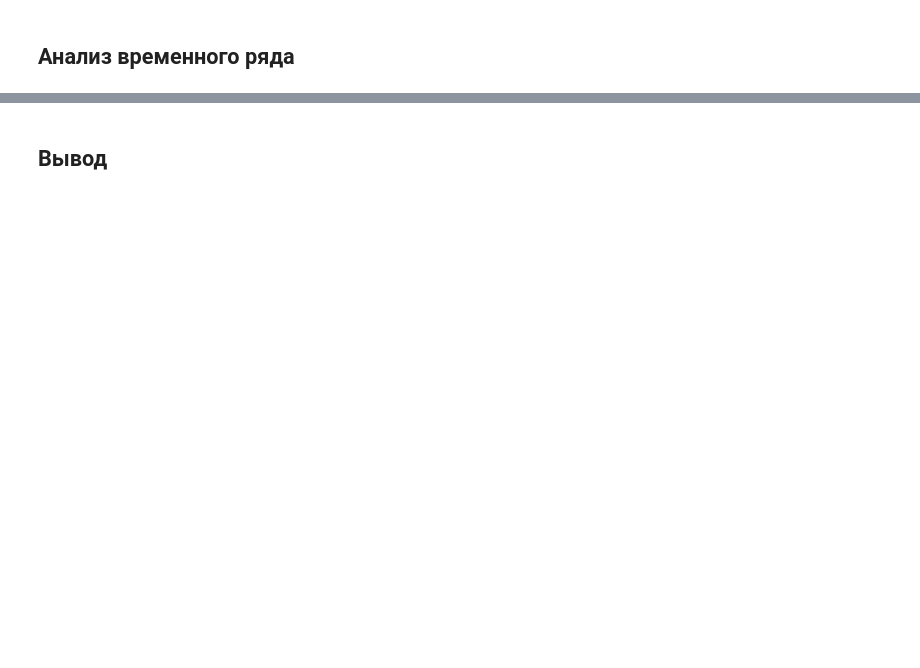
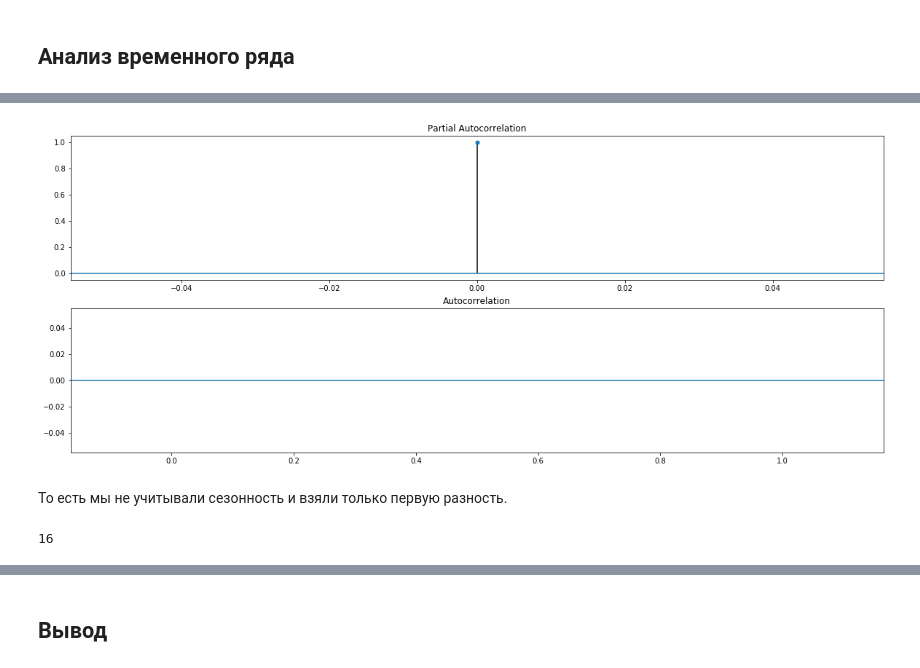
Before and after one commit to LevKats/SphereDataMining, a Jupyter notebook: katsHW3.ipynb, the cells around one changed output, grey strips where cells are left out. Saved outputs shown, nothing was run; the diff lists cells and outputs as text; code cells hidden in the pictures; blank space fills up the shorter version.

```diff
--- a/katsHW3.ipynb
+++ b/katsHW3.ipynb
@@ -226,0 +359,9 @@ Ttest_indResult(statistic=-13.340963575086779, pvalue=2.951137969197117e-40)
+# %%
+fig, (ax1, ax2) = plt.subplots(nrows=2, figsize=(20,8))
+sm.graphics.tsa.plot_pacf(first_dif, lags=50, ax=ax1)
+sm.graphics.tsa.plot_acf(first_dif, lags=50, ax=ax2)
+plt.show()
+# %% [output]
+[figure, added]
+# %% [markdown]
+То есть мы не учитывали сезонность и взяли только первую разность.
@@ -226,0 +377,8 @@ Ttest_indResult(statistic=-13.340963575086779, pvalue=2.951137969197117e-40)
+# %%
+from itertools import product
+
+parameters = product(ps, qs, Ps, Qs)
+parameters_list = list(parameters)
+len(parameters_list)
+# %% [output]
+16
```
Also changed, not shown: parts of 36 cells of this notebook.
